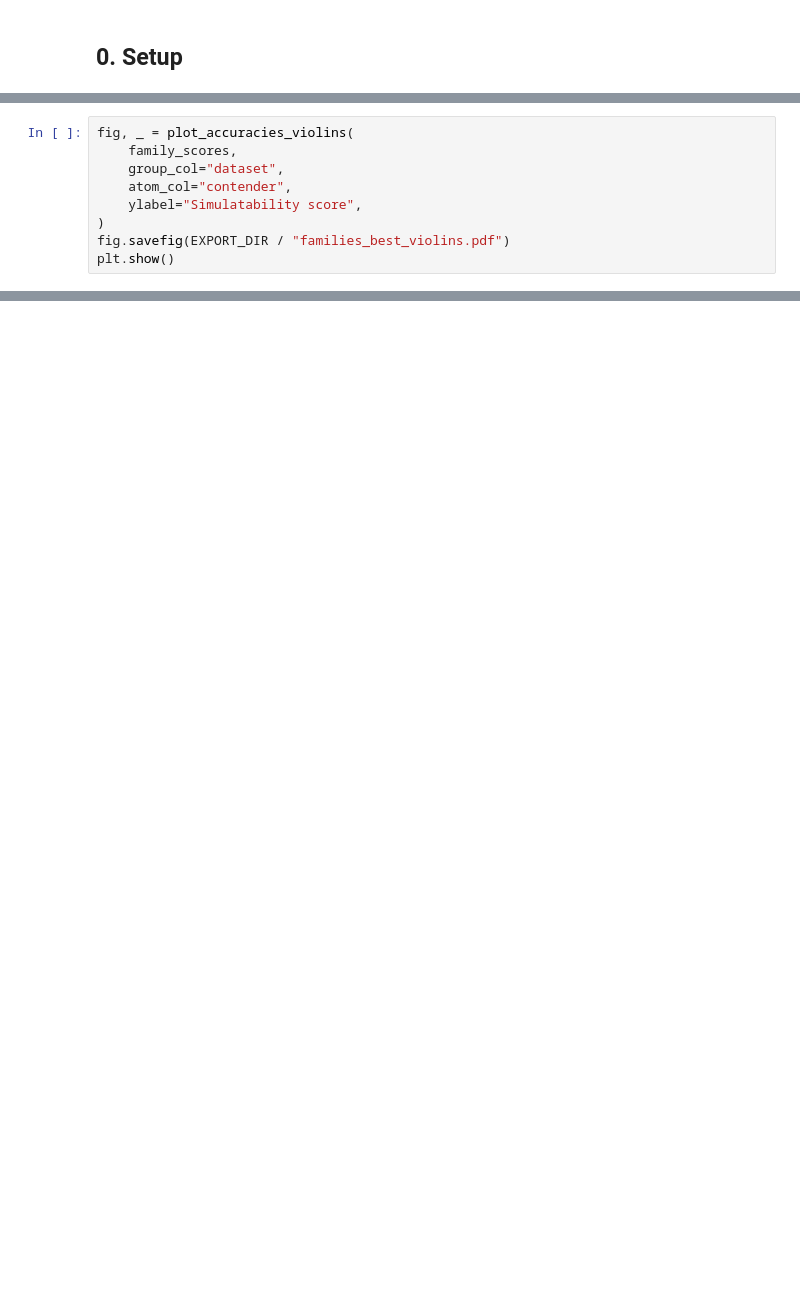
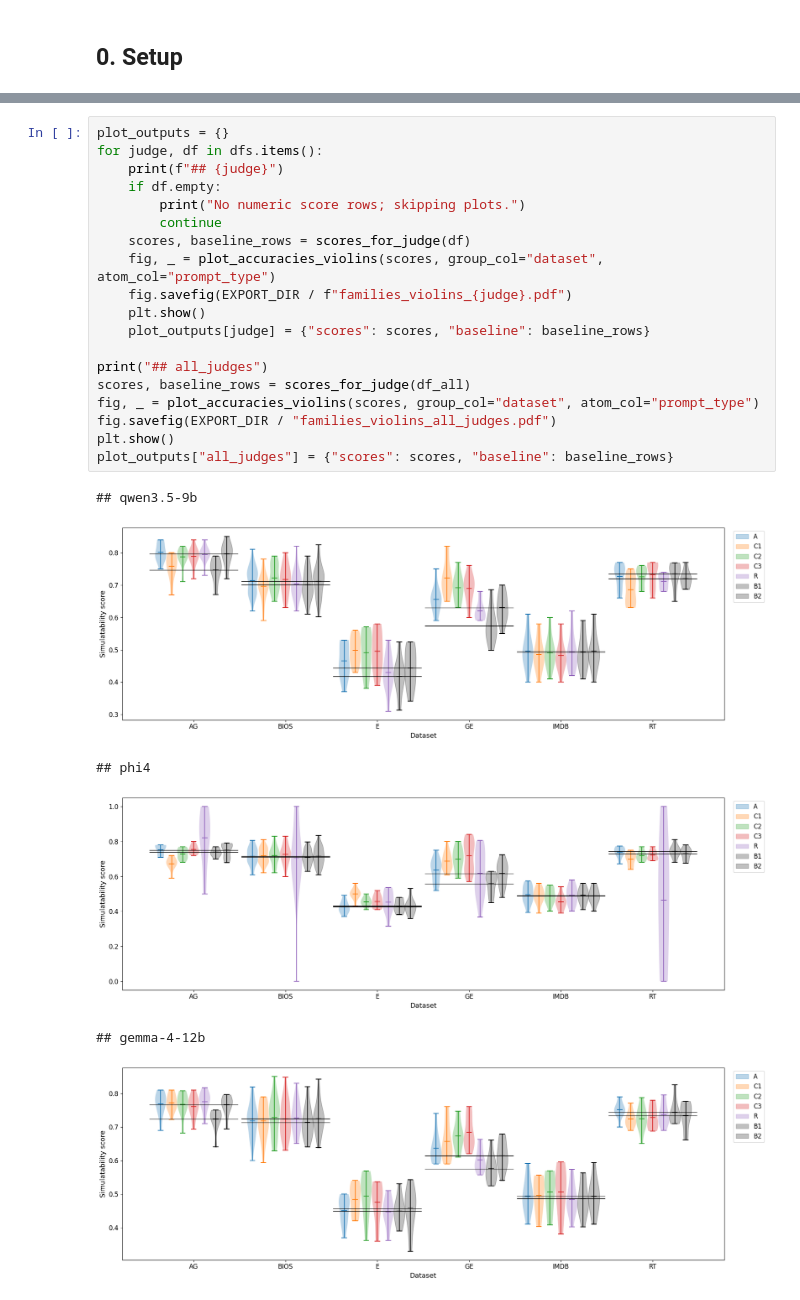
Before and after one commit to AntoninPoche/simulatability_shortcut, a Jupyter notebook: notebooks/5_compare_families.ipynb, the cells around one changed output, grey strips where cells are left out. Drawn from its saved outputs; the diff is of its cells as text; blank space fills up the shorter version.

```diff
--- a/notebooks/5_compare_families.ipynb
+++ b/notebooks/5_compare_families.ipynb
@@ -186,9 +80,0 @@ plt.show()
-# %%
-fig, _ = plot_accuracies_violins(
-    family_scores,
-    group_col="dataset",
-    atom_col="contender",
-    ylabel="Simulatability score",
-)
-fig.savefig(EXPORT_DIR / "families_best_violins.pdf")
-plt.show()
@@ -215,0 +204,26 @@ allow_list
+# %%
+plot_outputs = {}
+for judge, df in dfs.items():
+    print(f"## {judge}")
+    if df.empty:
+        print("No numeric score rows; skipping plots.")
+        continue
+    scores, baseline_rows = scores_for_judge(df)
+    fig, _ = plot_accuracies_violins(scores, group_col="dataset", atom_col="prompt_type")
+    fig.savefig(EXPORT_DIR / f"families_violins_{judge}.pdf")
+    plt.show()
+    plot_outputs[judge] = {"scores": scores, "baseline": baseline_rows}
+
+print("## all_judges")
+scores, baseline_rows = scores_for_judge(df_all)
+fig, _ = plot_accuracies_violins(scores, group_col="dataset", atom_col="prompt_type")
+fig.savefig(EXPORT_DIR / "families_violins_all_judges.pdf")
+plt.show()
+plot_outputs["all_judges"] = {"scores": scores, "baseline": baseline_rows}
+# %% [output]
+## qwen3.5-9b
+[figure, added]
+## phi4
+[figure, added]
+## gemma-4-12b
+[figure, added]
```
Also changed, not shown: parts of 25 cells of this notebook, 1 other file.
